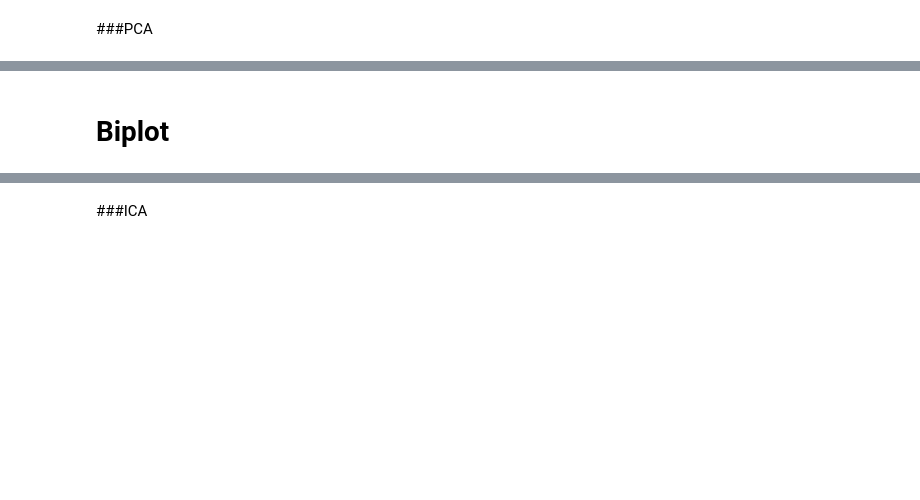
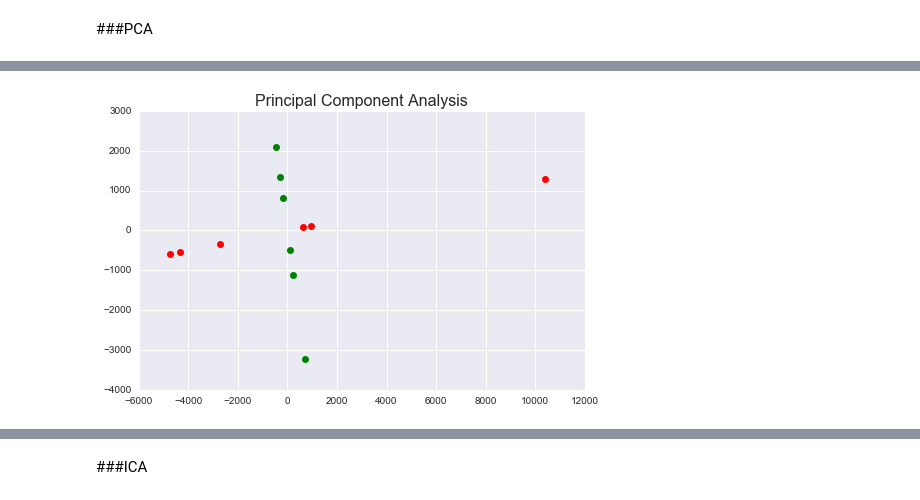
Before and after one commit to Tsmith5151/Customer-Segments, a Jupyter notebook: customer_segments.ipynb, the cells around one changed output, grey strips where cells are left out. Drawn from its saved outputs; the diff is of its cells as text; code cells hidden in the pictures; blank space fills up the shorter version.

```diff
--- a/customer_segments.ipynb
+++ b/customer_segments.ipynb
@@ -37,12 +104,20 @@ data.cov()
 # %%
 # TODO: Apply PCA with the same number of dimensions as variables in the dataset
+columns = data.columns
+mean = data.mean()
+df_m = pd.DataFrame(mean)
+df_mean = df_m.transpose()
+data_center = pd.DataFrame(data[columns].values - df_mean[columns].values, columns=columns)
+#print data_center
+
 def doPCA():
     pca = PCA(n_components=5)
-    pca.fit(data)
+    pca.fit(data_center)
     return pca
 
 # Print the components and the amount of variance in the data contained in each dimension
 pca = doPCA()
+columns = data_center.columns
 df_ica = pd.DataFrame(pca.components_, columns = columns, index=['1', '2', '3', '4','5'])
 df_ica.index.names = ['PC']
 print "Principal Component Analysis:"
@@ -88,19 +188,19 @@ print "Slope3:", slope3
 # %%
 first_pc = pca.components_[0]
 second_pc = pca.components_[1]
 #print "First PC:", first_pc
 #print "Second PC:", second_pc
 
-transformed_data = pca.transform(data)
+transformed_data = pca.transform(data_center)
 pl.figure(figsize =(8,5))
-for ii, jj in zip(transformed_data, data):
+for ii, jj in zip(transformed_data, data_center):
     pl.plot(first_pc[0]*ii[0], first_pc[1]*ii[0],marker = "o",color="r")
     pl.plot(second_pc[0]*ii[1], second_pc[1]*ii[1],marker ="o",color = "g")
     pl.title("Principal Component Analysis", fontsize = 16)
 
 pl.show()
+# %% [output]
+[figure, added]
-# %% [markdown]
-# Biplot
 # %%
 def biplot(df):
     # Fit on 2 components
```
Also changed, not shown: parts of 21 cells of this notebook.
